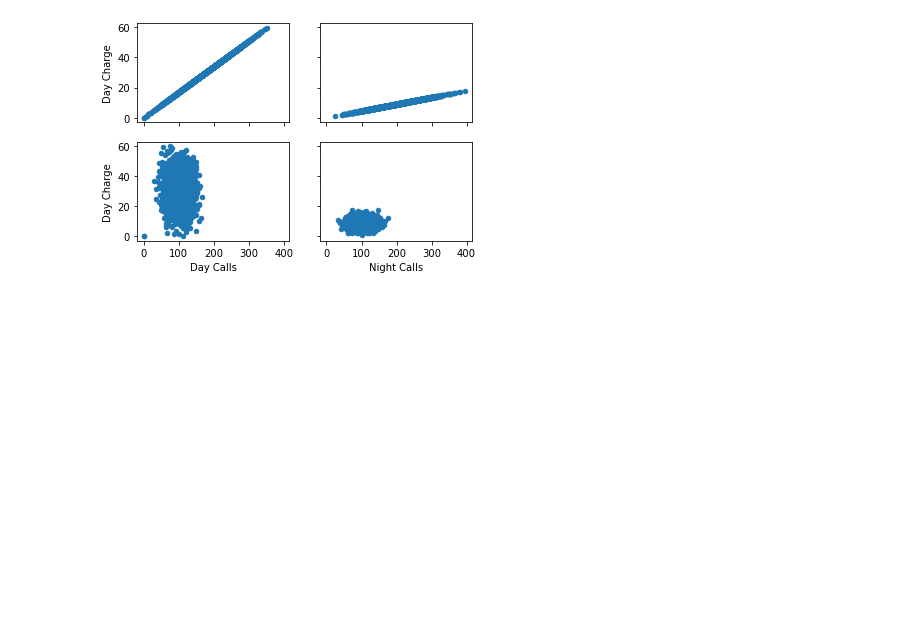
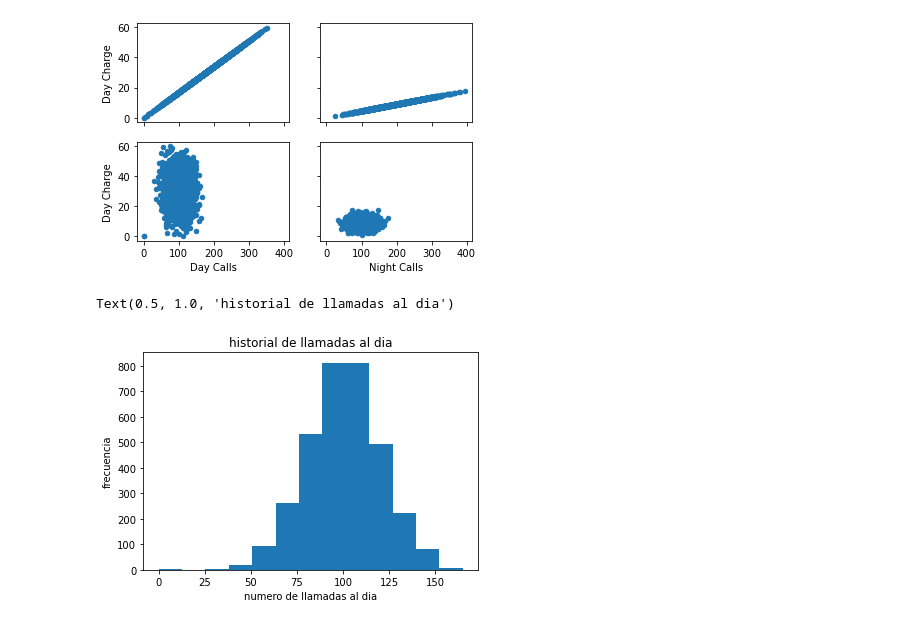
Before and after one commit to lepc1972/python-ml-course, a Jupyter notebook: luis4.ipynb, the cells around one changed output. Saved outputs shown, nothing was run; the diff lists cells and outputs as text; code cells hidden in the pictures; blank space fills up the shorter version.

```diff
--- a/luis4.ipynb
+++ b/luis4.ipynb
@@ -63,3 +64,12 @@ data.plot(kind="scatter", x="Night Calls", y="Night Charge", ax = axs[1][1])
 # %% [output]
 <AxesSubplot:xlabel='Night Calls', ylabel='Night Charge'>
 [figure]
+# %%
+k = int(np.ceil(1 + np.log2(3333)))
+plt.hist(data["Day Calls"], k)
+plt.xlabel("numero de llamadas al dia")
+plt.ylabel("frecuencia")
+plt.title("historial de llamadas al dia")
+# %% [output]
+Text(0.5, 1.0, 'historial de llamadas al dia')
+[figure, added]
```
Also changed, not shown: parts of 3 cells of this notebook.
